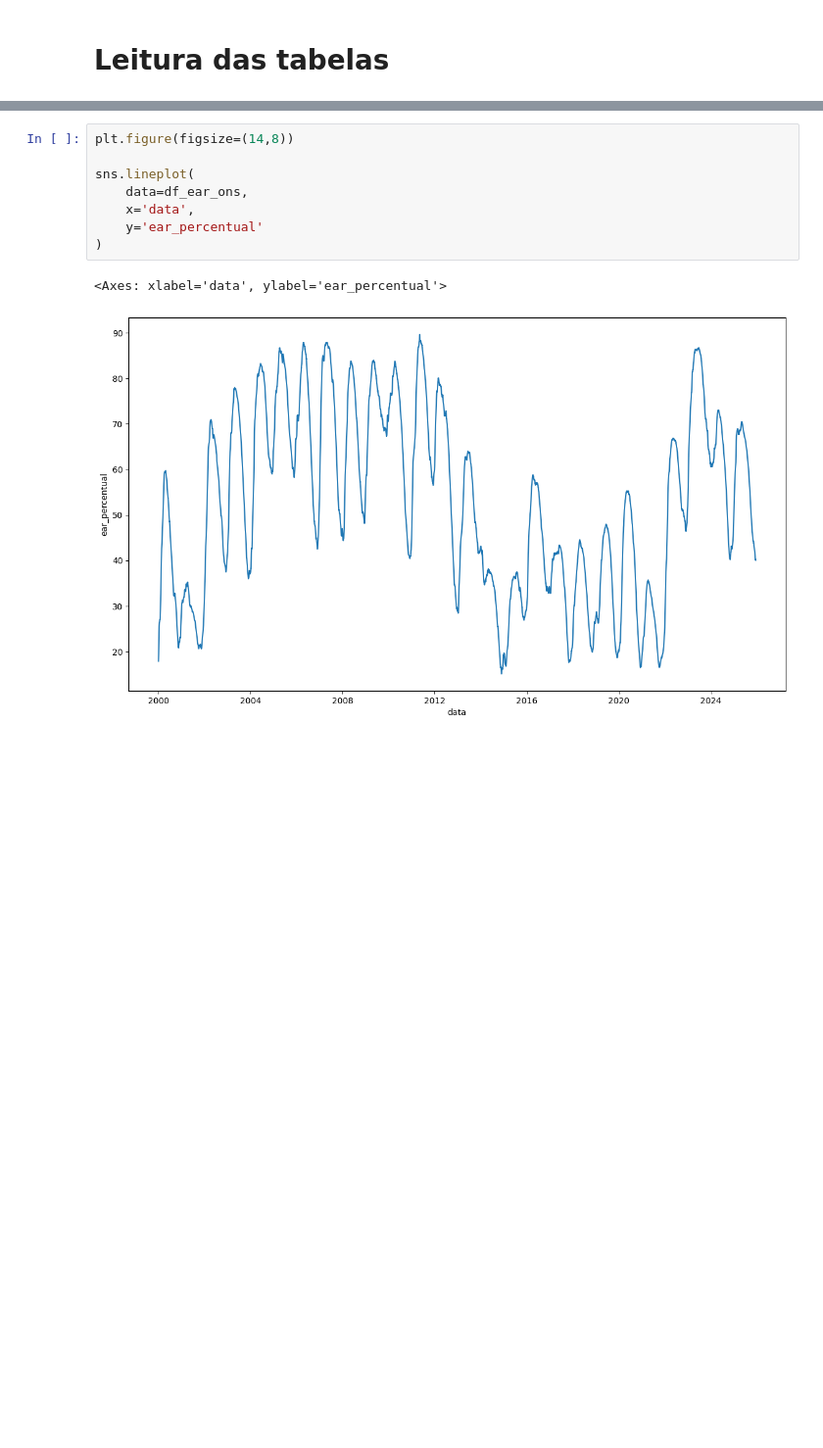
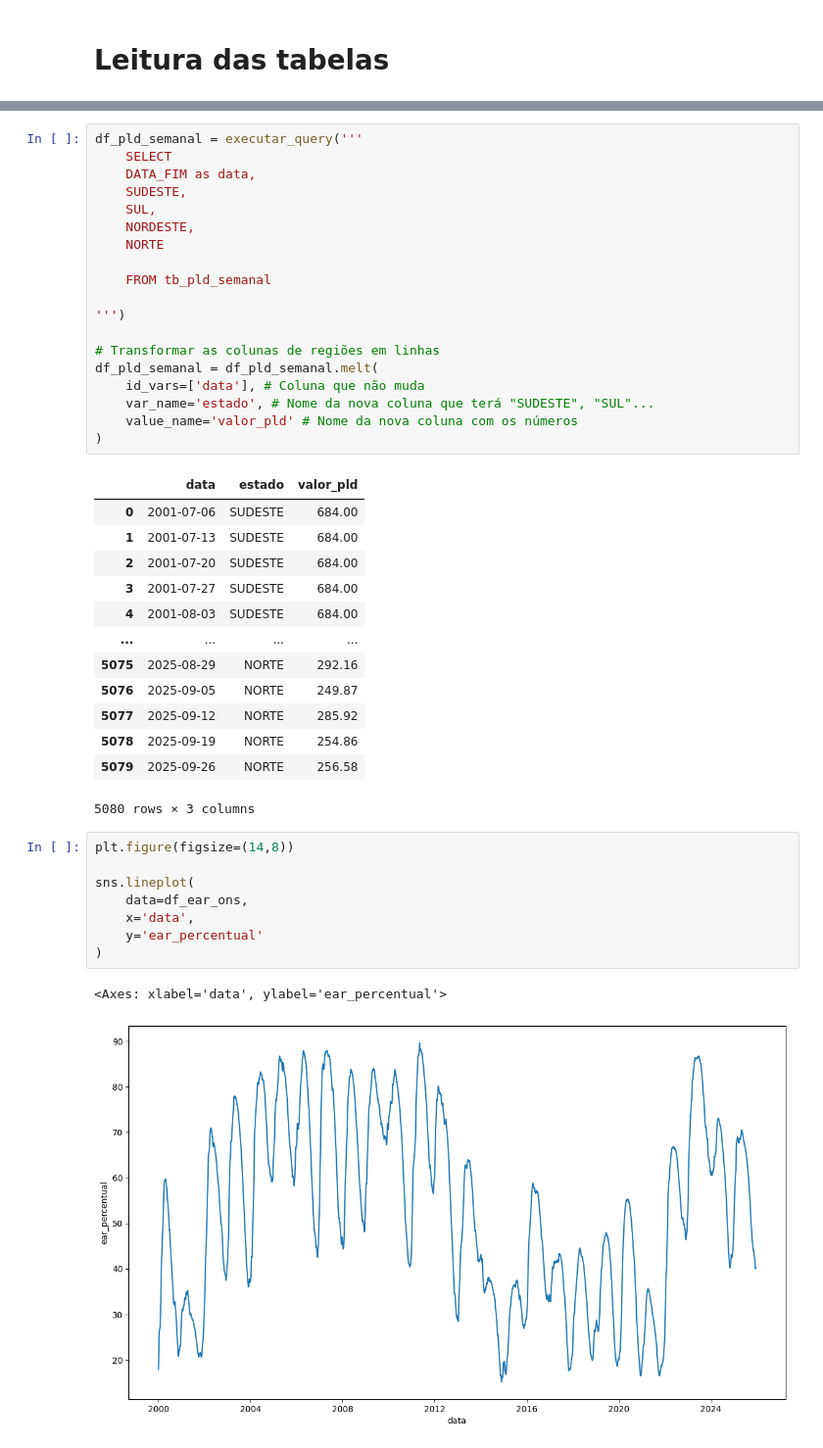
Before and after one commit to ThiagoPBorges/Monitor_Inteligencia_HidroFinanceira_SetorEletrico, a Jupyter notebook: NOTEBOOK/02_eda.ipynb, the cells around one changed output, grey strips where cells are left out. Shown: that part at 98% size. Drawn from its saved outputs; the diff is of its cells as text; blank space fills up the shorter version.

```diff
--- a/NOTEBOOK/02_eda.ipynb
+++ b/NOTEBOOK/02_eda.ipynb
@@ -50,3 +44,36 @@ df_ear_ons
+# %%
+df_pld_semanal = executar_query('''
+    SELECT
+    DATA_FIM as data,
+    SUDESTE,
+    SUL,
+    NORDESTE,
+    NORTE
+
+    FROM tb_pld_semanal
+
+''')
+
+# Transformar as colunas de regiões em linhas
+df_pld_semanal = df_pld_semanal.melt(
+    id_vars=['data'], # Coluna que não muda
+    var_name='estado', # Nome da nova coluna que terá "SUDESTE", "SUL"...
+    value_name='valor_pld' # Nome da nova coluna com os números
+)
+# %% [output]
+|  | data | estado | valor_pld |
+| 0 | 2001-07-06 | SUDESTE | 684.00 |
+| 1 | 2001-07-13 | SUDESTE | 684.00 |
+| 2 | 2001-07-20 | SUDESTE | 684.00 |
+| 3 | 2001-07-27 | SUDESTE | 684.00 |
+| 4 | 2001-08-03 | SUDESTE | 684.00 |
+| ... | ... | ... | ... |
+| 5075 | 2025-08-29 | NORTE | 292.16 |
+| 5076 | 2025-09-05 | NORTE | 249.87 |
+| 5077 | 2025-09-12 | NORTE | 285.92 |
+| 5078 | 2025-09-19 | NORTE | 254.86 |
+| 5079 | 2025-09-26 | NORTE | 256.58 |
+5080 rows × 3 columns
 # %%
 plt.figure(figsize=(14,8))
 
```
Also changed, not shown: parts of 2 cells of this notebook, 3 other files.
